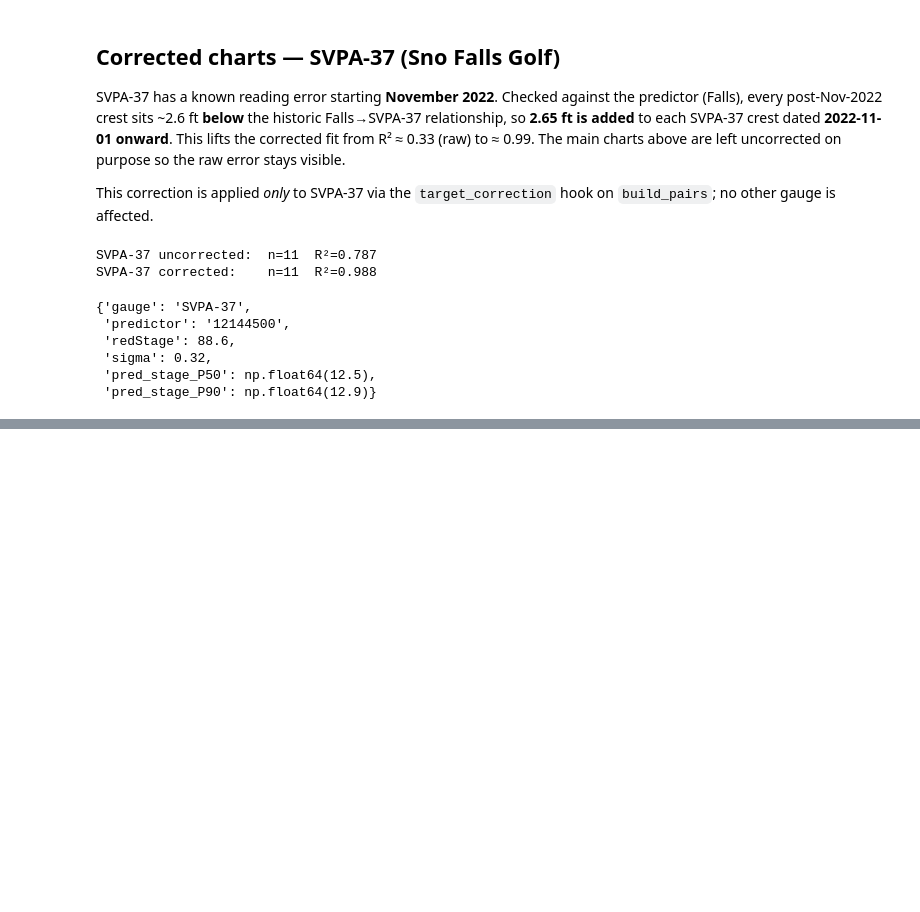
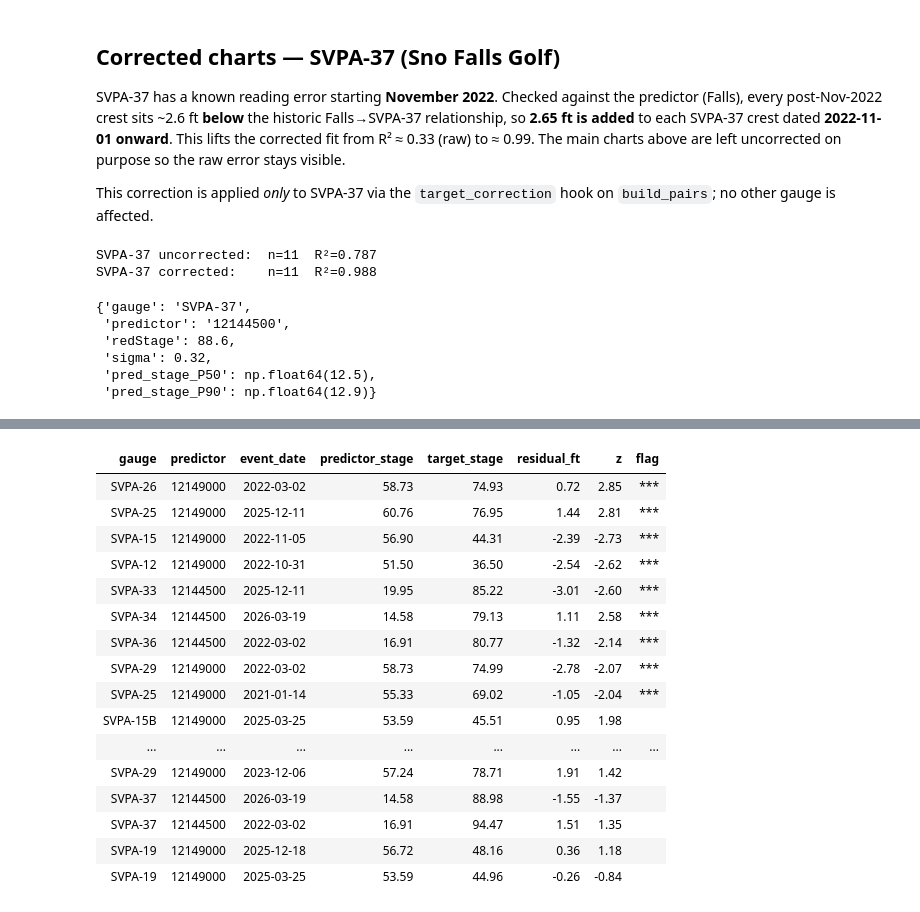
Before and after one commit to snovalleypa/river-data, a Jupyter notebook: notebooks/svpa-forecast-regression.ipynb, the cells around one changed output, grey strips where cells are left out. Saved outputs shown, nothing was run; the diff lists cells and outputs as text; code cells hidden in the pictures; blank space fills up the shorter version.

```diff
--- a/notebooks/svpa-forecast-regression.ipynb
+++ b/notebooks/svpa-forecast-regression.ipynb
@@ -383,0 +414,68 @@ plot_probability_curve(regr37, pairs37, pid37, "SVPA-37", red_stage["SVPA-37"])
+# %%
+from IPython.display import HTML
+
+FLOODZILLA_BASE = "http://localhost:8081"
+
+
+def _gage_url(gauge_id, event_date, pad_days=1):
+    d = pd.Timestamp(event_date)
+    frm = (d - pd.Timedelta(days=pad_days)).date()
+    to = (d + pd.Timedelta(days=pad_days)).date()
+    return f"{FLOODZILLA_BASE}/gage/{gauge_id}?from={frm}&to={to}"
+
+
+def exclusion_candidates(n_top=2, z_flag=2.0):
+    """Largest standardized residuals per gauge (after current exclusions)."""
+    rows = []
+    for gid in svpa_gauges:
+        pairs, predictor_id, _ = build_pairs(gid)
+        if len(pairs) < 4:
+            continue
+        regr, _ = build_model(pairs)
+        X = pairs["predictor_stage"].to_numpy().reshape(-1, 1)
+        resid = pairs["target_stage"].to_numpy() - regr.predict(X)
+        sigma = resid.std(ddof=1)
+        z = resid / sigma if sigma else np.zeros_like(resid)
+        for k in np.argsort(-np.abs(z))[:n_top]:
+            ev = pairs.iloc[k]["event_date"]
+            rows.append({
+                "gauge": gid, "predictor": predictor_id, "event_date": ev,
+                "predictor_stage": round(float(pairs.iloc[k]["predictor_stage"]), 2),
+                "target_stage": round(float(pairs.iloc[k]["target_stage"]), 2),
+                "residual_ft": round(float(resid[k]), 2),
+                "z": round(float(z[k]), 2),
+                "flag": "***" if abs(z[k]) >= z_flag else "",
+                "url": _gage_url(gid, ev),
+            })
+    out = pd.DataFrame(rows)
+    return out.reindex(out["z"].abs().sort_values(ascending=False).index)
+
+
+def show_candidates(**kwargs):
+    """Render exclusion_candidates() with the event_date as a Floodzilla link."""
+    df = exclusion_candidates(**kwargs).copy()
+    df["event_date"] = [
+        f'<a href="{u}" target="_blank">{d}</a>'
+        for d, u in zip(df["event_date"], df["url"])
+    ]
+    return HTML(df.drop(columns="url").to_html(escape=False, index=False))
+
+show_candidates()
+# %% [output]
+| gauge | predictor | event_date | predictor_stage | target_stage | residual_ft | z | flag |
+| SVPA-26 | 12149000 | 2022-03-02 | 58.73 | 74.93 | 0.72 | 2.85 | *** |
+| SVPA-25 | 12149000 | 2025-12-11 | 60.76 | 76.95 | 1.44 | 2.81 | *** |
+| SVPA-15 | 12149000 | 2022-11-05 | 56.90 | 44.31 | -2.39 | -2.73 | *** |
+| SVPA-12 | 12149000 | 2022-10-31 | 51.50 | 36.50 | -2.54 | -2.62 | *** |
+| SVPA-33 | 12144500 | 2025-12-11 | 19.95 | 85.22 | -3.01 | -2.60 | *** |
+| SVPA-34 | 12144500 | 2026-03-19 | 14.58 | 79.13 | 1.11 | 2.58 | *** |
+| SVPA-36 | 12144500 | 2022-03-02 | 16.91 | 80.77 | -1.32 | -2.14 | *** |
+| SVPA-29 | 12149000 | 2022-03-02 | 58.73 | 74.99 | -2.78 | -2.07 | *** |
+| SVPA-25 | 12149000 | 2021-01-14 | 55.33 | 69.02 | -1.05 | -2.04 | *** |
+| SVPA-15B | 12149000 | 2025-03-25 | 53.59 | 45.51 | 0.95 | 1.98 |  |
+| ... | ... | ... | ... | ... | ... | ... | ... |
+| SVPA-29 | 12149000 | 2023-12-06 | 57.24 | 78.71 | 1.91 | 1.42 |  |
+| SVPA-37 | 12144500 | 2026-03-19 | 14.58 | 88.98 | -1.55 | -1.37 |  |
+| SVPA-37 | 12144500 | 2022-03-02 | 16.91 | 94.47 | 1.51 | 1.35 |  |
+| SVPA-19 | 12149000 | 2025-12-18 | 56.72 | 48.16 | 0.36 | 1.18 |  |
+| SVPA-19 | 12149000 | 2025-03-25 | 53.59 | 44.96 | -0.26 | -0.84 |  |
```
Also changed, not shown: parts of 5 cells of this notebook, 1 other file.
